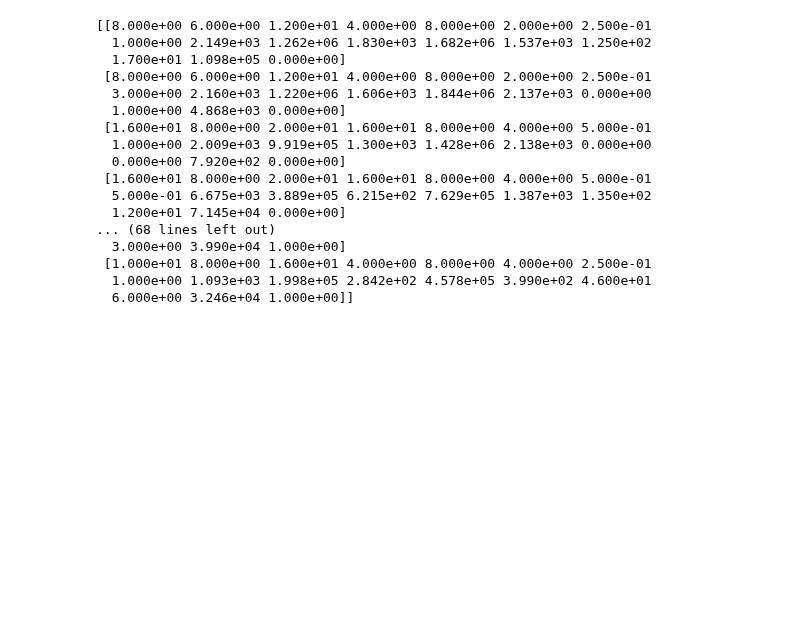
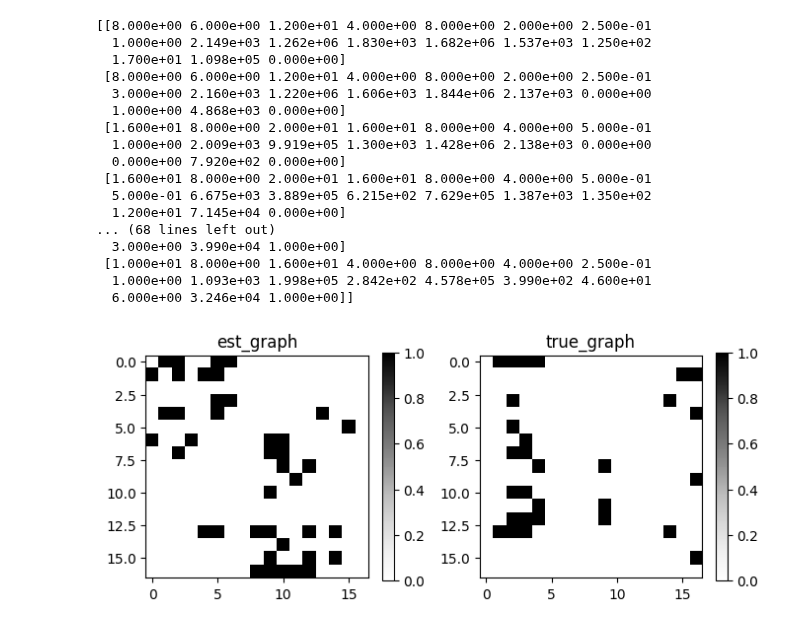
Before and after one commit to FlavScheidt/flexi-pipe, a Jupyter notebook: data/CausalAnalysis/CausalDiscovery/GESANalysis.ipynb, the cells around one changed output. Drawn from its saved outputs; the diff is of its cells as text; code cells hidden in the pictures; blank space fills up the shorter version.

```diff
--- a/data/CausalAnalysis/CausalDiscovery/GESANalysis.ipynb
+++ b/data/CausalAnalysis/CausalDiscovery/GESANalysis.ipynb
@@ -134,7 +134,9 @@ ges.learn(X)
 # %%
 # Visualize
 GraphDAG(
     est_dag=ges.causal_matrix,
-    true_dag=pc_dag)
+    true_dag=true_causal_matrix)
 
 plt.show()
+# %% [output]
+[figure, added]
```
Also changed, not shown: parts of 1 cell of this notebook.
